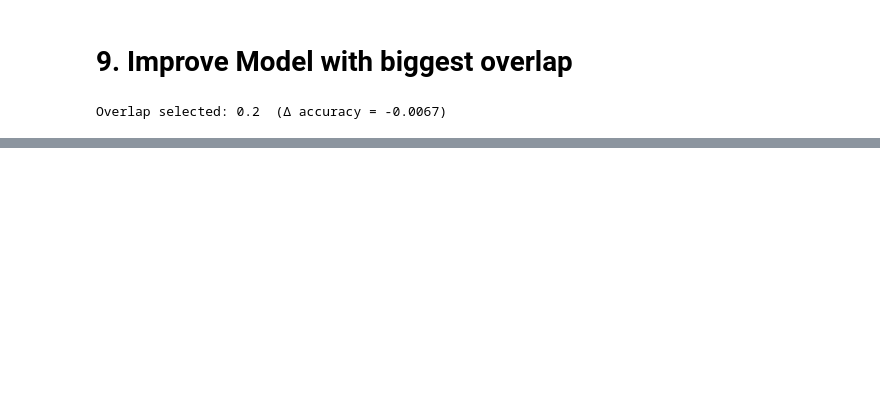
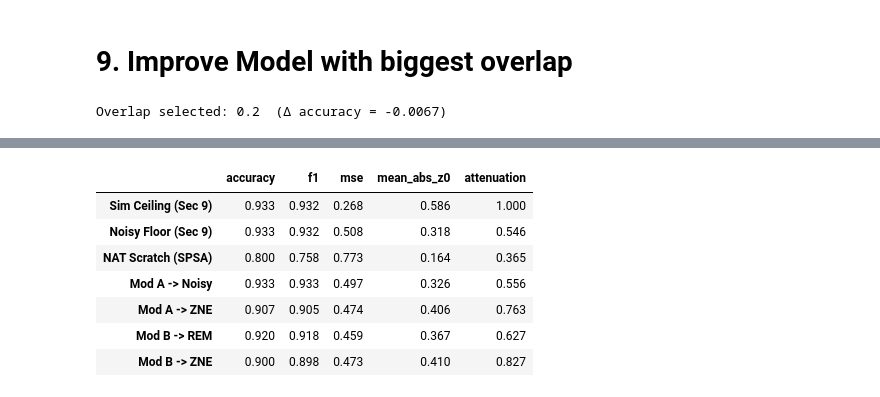
Before and after one commit to mikelpri3/QML_Frontiers, a Jupyter notebook: PFG_QML/iris_noise_techniques.ipynb, the cells around one changed output, grey strips where cells are left out. Drawn from its saved outputs; the diff is of its cells as text; code cells hidden in the pictures; blank space fills up the shorter version.

Commit message:
noise techniques finished

```diff
--- a/PFG_QML/iris_noise_techniques.ipynb
+++ b/PFG_QML/iris_noise_techniques.ipynb
@@ -907,0 +753,5 @@ Operaciones por capa:
+# %%
+# Baseline Noisy
+
+def score_baseline(weights, x):
+    return float(noisy_circuit(x, weights))
@@ -908 +801,12 @@ Operaciones por capa:
+# %%
+# Digital ZNE (Gate Folding + Linear)
+digital_zne_qnode = qml.mitigate_with_zne(
+    noisy_circuit,
+    scale_factors=[1.0, 3.0],
+    folding=fold_gates_at_random,
+    extrapolate=LinearFactory.extrapolate
+)
+
+def score_digital_zne(weights, x):
+    return float(digital_zne_qnode(x, weights))
 # %%
@@ -1055,0 +1300,58 @@ Qiskit noisy       : +0.0822  → pred +1
+# %%
+# EVALUATION OF NAT MODELS & MITIGATED INFERENCE
+
+import pandas as pd
+
+nat_results = {}
+
+# Add baselines and scratch results for comparison context
+nat_results["Sim Ceiling (Sec 9)"] = mitigation_results["sim (ceiling)"]
+nat_results["Noisy Floor (Sec 9)"] = mitigation_results["baseline"]
+nat_results["NAT Scratch (SPSA)"]  = m_scratch
+
+
+# 1. Model A evaluated naturally (noisy environment)
+print("\nEvaluating Model A (Fine-Tuned with Basic NAT)...")
+
+scores_A_noisy = get_scores(score_baseline, weights_A, d_best["X_test"])
+m_A_noisy = compute_all_metrics(scores_A_noisy, y_true, scores_sim_ref)
+nat_results["Mod A -> Noisy"] = m_A_noisy
+print(f"  [Noisy] acc={m_A_noisy['accuracy']:.3f} | mse={m_A_noisy['mse']:.4f}")
+
+# 2. Model A evaluated applying ZNE in inference
+print("\nEvaluating Model A applying ZNE in inference...")
+
+scores_A_zne = get_scores(score_zne, weights_A, d_best["X_test"])
+m_A_zne = compute_all_metrics(scores_A_zne, y_true, scores_sim_ref)
+nat_results["Mod A -> ZNE"] = m_A_zne
+print(f"  [ZNE]   acc={m_A_zne['accuracy']:.3f} | mse={m_A_zne['mse']:.4f}")
+
+
+# 3. Model B evaluated natively
+print("\nEvaluating Model B (Fine-Tuned with NAT + REM)...")
+
+scores_B_rem = get_scores(score_rem, weights_B, d_best["X_test"])
+m_B_rem = compute_all_metrics(scores_B_rem, y_true, scores_sim_ref)
+nat_results["Mod B -> REM"] = m_B_rem
+print(f"  [REM]   acc={m_B_rem['accuracy']:.3f} | mse={m_B_rem['mse']:.4f}")
+
+# 4. Model B evaluated applying pure ZNE to its weights
+print("\nEvaluating Model B applying ZNE in inference...")
+
+scores_B_zne = get_scores(score_zne, weights_B, d_best["X_test"])
+m_B_zne = compute_all_metrics(scores_B_zne, y_true, scores_sim_ref)
+nat_results["Mod B -> ZNE"] = m_B_zne
+print(f"  [ZNE]   acc={m_B_zne['accuracy']:.3f} | mse={m_B_zne['mse']:.4f}")
+
+
+# Create and display DataFrame
+df_nat = pd.DataFrame(nat_results).T
+columns_order = ['accuracy', 'f1', 'mse', 'mean_abs_z0', 'attenuation']
+df_nat = df_nat[columns_order]
+
+print("\n=== SUMMARY: NOISE-AWARE TRAINING ===")
+display(df_nat.style.format("{:.3f}")
+        .background_gradient(cmap='viridis', subset=['accuracy', 'mean_abs_z0'])
+        .background_gradient(cmap='Reds', subset=['mse'])
+       )
+# %% [output]
@@ -1055,0 +1371,8 @@ Qiskit noisy       : +0.0822  → pred +1
+|  | accuracy | f1 | mse | mean_abs_z0 | attenuation |
+| Sim Ceiling (Sec 9) | 0.933 | 0.932 | 0.268 | 0.586 | 1.000 |
+| Noisy Floor (Sec 9) | 0.933 | 0.932 | 0.508 | 0.318 | 0.546 |
+| NAT Scratch (SPSA) | 0.800 | 0.758 | 0.773 | 0.164 | 0.365 |
+| Mod A -> Noisy | 0.933 | 0.933 | 0.497 | 0.326 | 0.556 |
+| Mod A -> ZNE | 0.907 | 0.905 | 0.474 | 0.406 | 0.763 |
+| Mod B -> REM | 0.920 | 0.918 | 0.459 | 0.367 | 0.627 |
+| Mod B -> ZNE | 0.900 | 0.898 | 0.473 | 0.410 | 0.827 |
```
Also changed, not shown: parts of 28 cells of this notebook.
